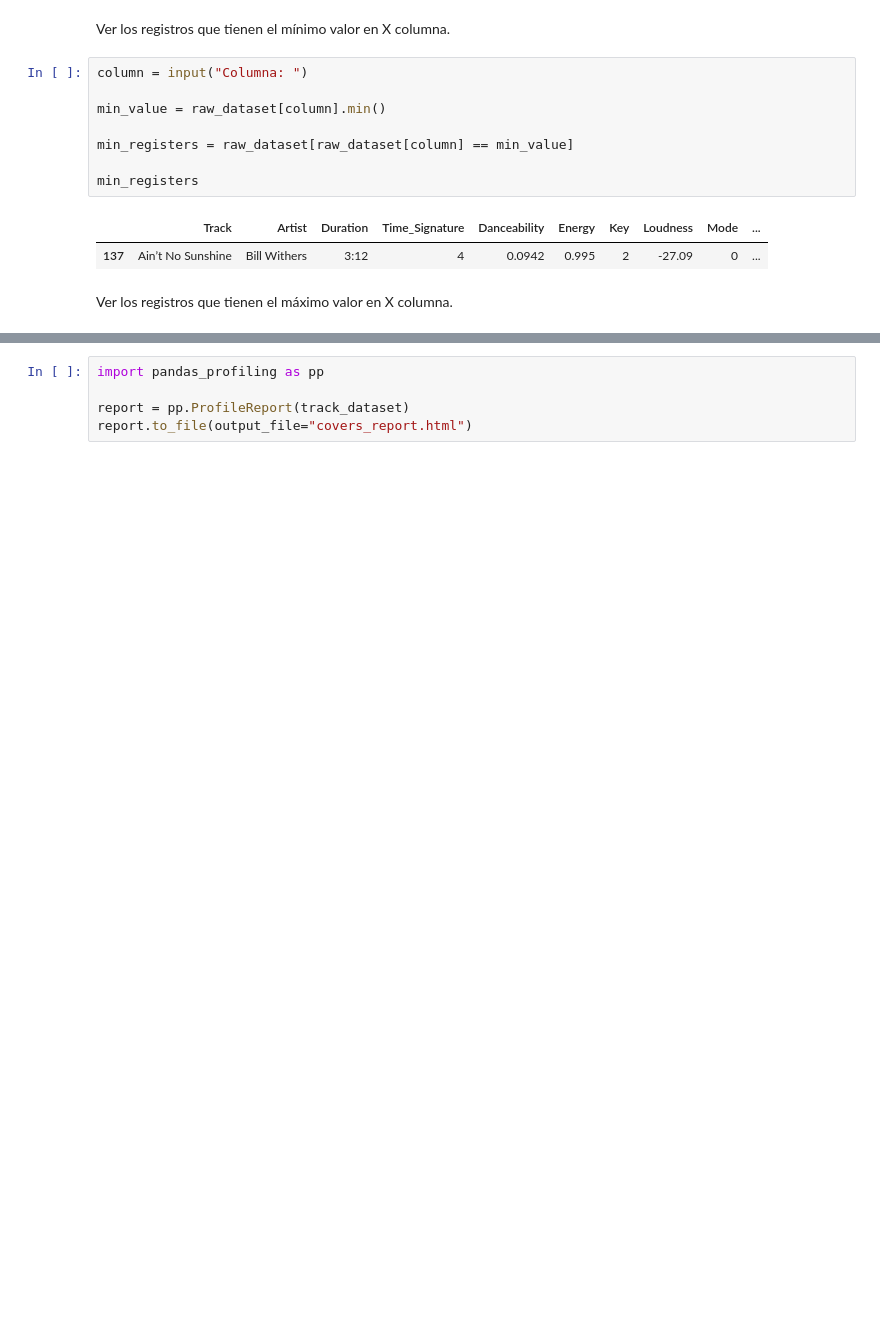
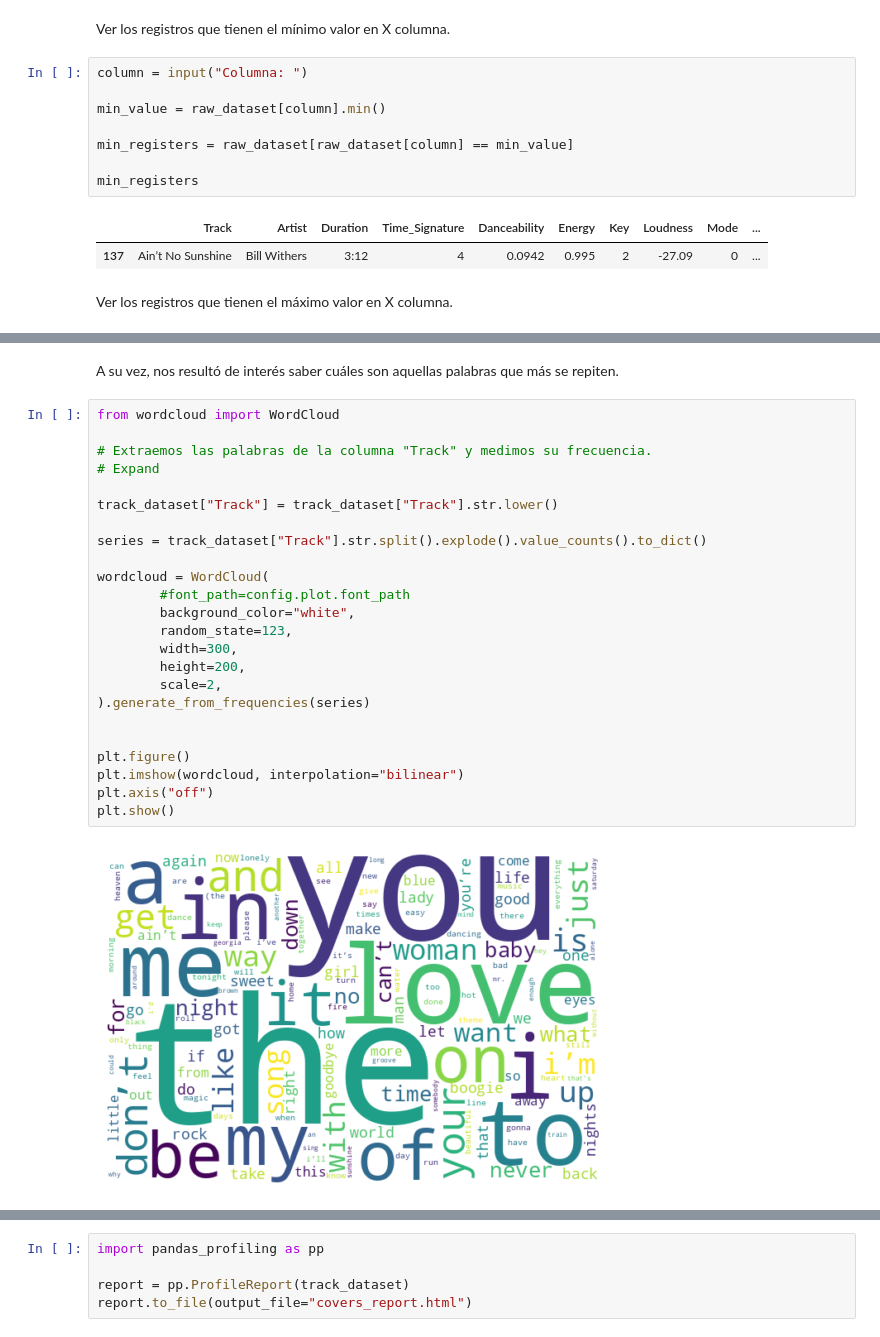
Before and after one commit to iroumec/TPE-FCD, a Jupyter notebook: Notebook.ipynb, the cells around one changed output, grey strips where cells are left out. Drawn from its saved outputs; the diff is of its cells as text; blank space fills up the shorter version.

```diff
--- a/Notebook.ipynb
+++ b/Notebook.ipynb
@@ -137 +197,29 @@ track_dataset
+# %% [markdown]
+A su vez, nos resultó de interés saber cuáles son aquellas palabras que más se repiten.
+# %%
+from wordcloud import WordCloud
+
+# Extraemos las palabras de la columna "Track" y medimos su frecuencia.
+# Expand
+
+track_dataset["Track"] = track_dataset["Track"].str.lower()
+
+series = track_dataset["Track"].str.split().explode().value_counts().to_dict()
+
+wordcloud = WordCloud(
+        #font_path=config.plot.font_path
+        background_color="white",
+        random_state=123,
+        width=300,
+        height=200,
+        scale=2,
+).generate_from_frequencies(series)
+
+
+plt.figure()
+plt.imshow(wordcloud, interpolation="bilinear")
+plt.axis("off")
+plt.show()
+# %% [output]
+[figure, added]
 # %% [markdown]
```
Also changed, not shown: parts of 53 cells of this notebook, 1 other file.
